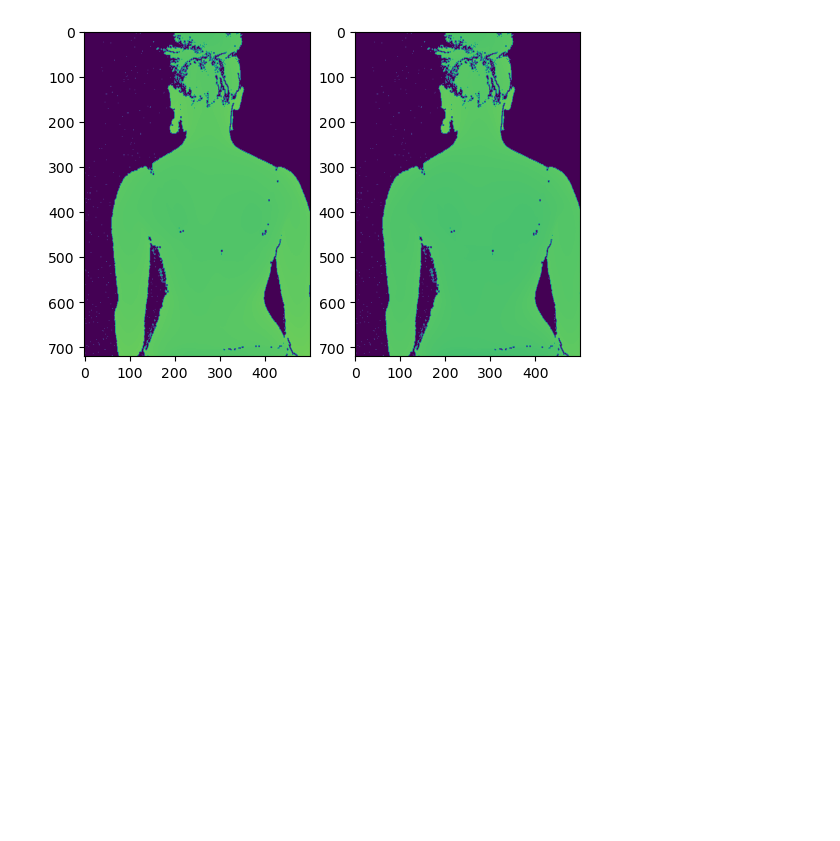
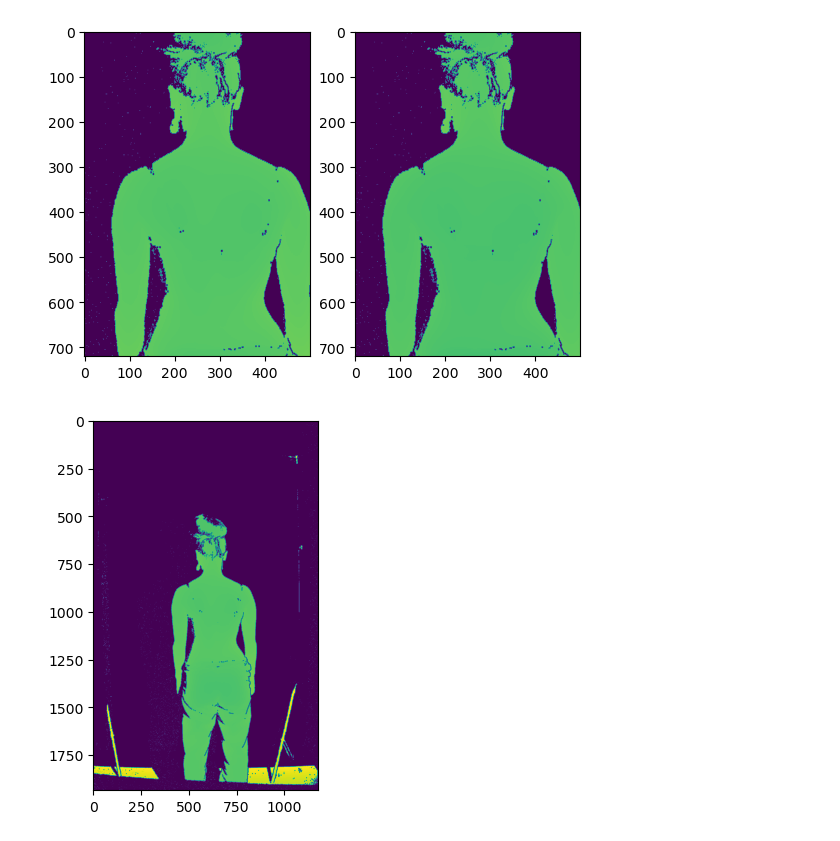
Before and after one commit to ghazalebra/interface_scoliose, a Jupyter notebook: rotate_pc.ipynb, the cells around one changed output. Cells and saved outputs as stored; diff of their text form; code cells hidden in the pictures; blank space fills up the shorter version.

```diff
--- a/rotate_pc.ipynb
+++ b/rotate_pc.ipynb
@@ -110,3 +113,38 @@ ax2.imshow(z_r)
 plt.show()
 # %% [output]
 [figure]
+# %%
+path = r'D:\StageE23\Data\Ete_2022\Participant06\autocorrection\Prise01'
+save_path_xyz = r'D:\StageE23\Data\Ete_2022\Participant06\autocorrection\Prise01\xyz_images'
+
+w = 1936
+h = 1176
+header_size = 512
+os.makedirs(save_path_xyz, exist_ok=True)
+
+for file in os.listdir(path)[0:5]:
+    if '_XYZ_' in file:
+        with open(os.path.join(path, file), 'r') as f:
+            f.seek(header_size)
+            data_array = np.fromfile(f, np.float32).reshape((h,w,3))
+
+        x_array = data_array[:,:,0].T
+        x = x_array[-1:0:-1, :]
+
+        y_array = data_array[:,:,1].T
+        y = y_array[-1:0:-1, :]
+
+        z_array = data_array[:,:,2].T
+        z = z_array[-1:0:-1, :]
+
+        plt.imshow(z)
+        xyz = np.dstack((x, y, z))
+
+        np.save(save_path_xyz+'/'+file[:-4], xyz)
+
+        cv2.imwrite(save_path_xyz+'/'+file[:-4]+'_x.png', x)
+        cv2.imwrite(save_path_xyz+'/'+file[:-4]+'_y.png', y)
+        cv2.imwrite(save_path_xyz+'/'+file[:-4]+'_z.png', z)
+        cv2.imwrite(save_path_xyz+'/'+file[:-4]+'_xyz.png', xyz)
+# %% [output]
+[figure, added]
```
Also changed, not shown: parts of 3 cells of this notebook, 4 other files.
